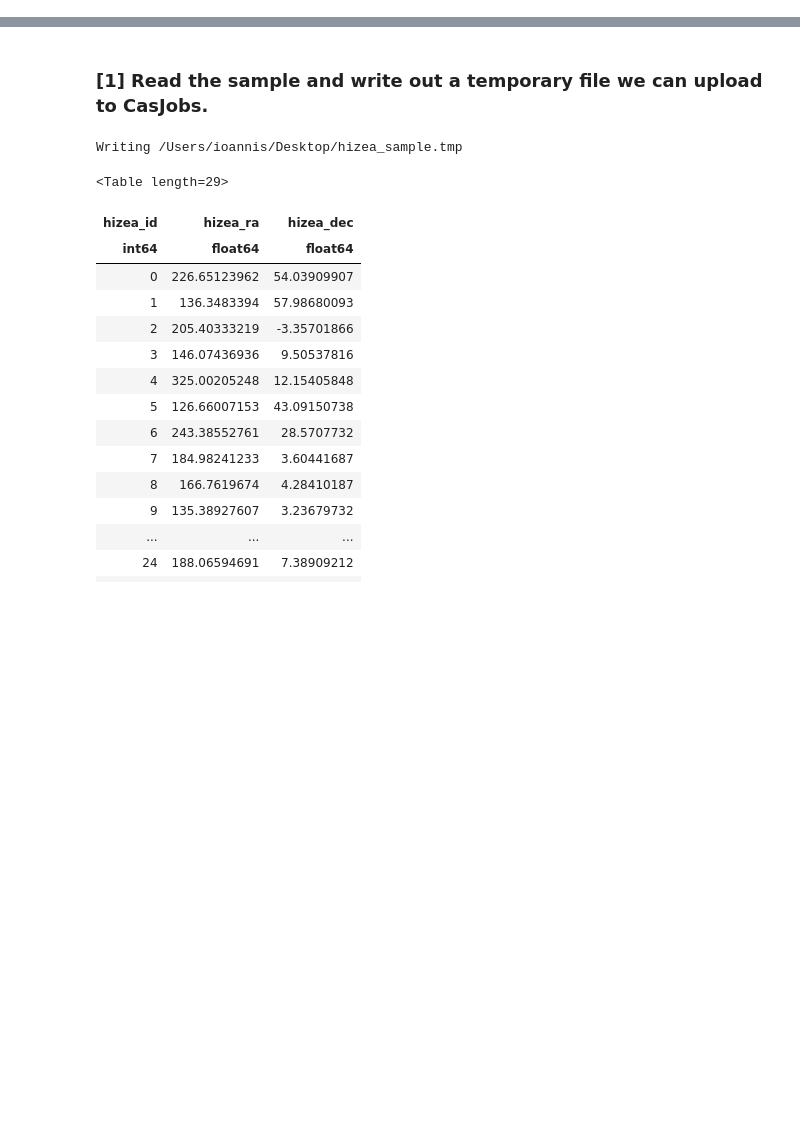
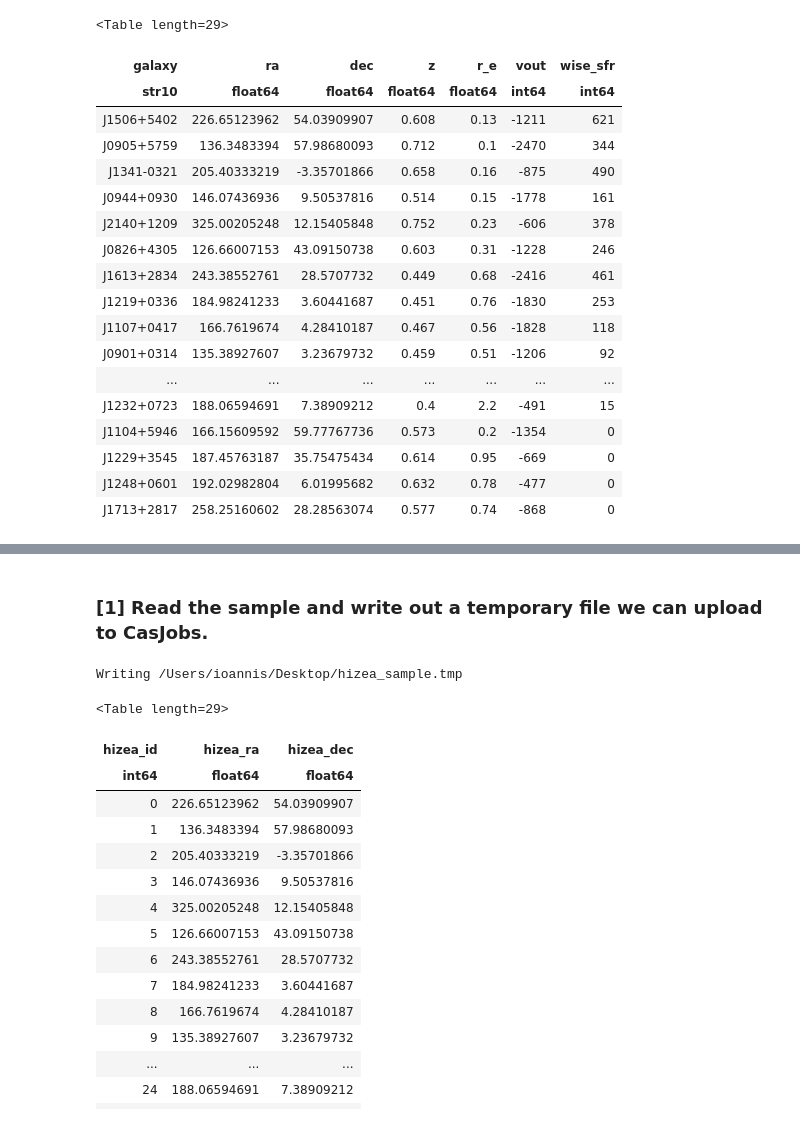
Before and after one commit to moustakas/hizea, a Jupyter notebook: doc/nb/hizea-unwise.ipynb, the cells around one changed output, grey strips where cells are left out. Saved outputs shown, nothing was run; the diff lists cells and outputs as text; code cells hidden in the pictures; blank space fills up the shorter version.

```diff
--- a/doc/nb/hizea-unwise.ipynb
+++ b/doc/nb/hizea-unwise.ipynb
@@ -16,0 +24,27 @@ from astropy.table import Table
+# %%
+def read_hizea():
+    cat = ascii.read( os.path.join( os.getenv('HIZEA_DIR'), 'etc', 'hst_sample.dat' ) )
+    return cat
+# %%
+hizea = read_hizea()
+hizea
+# %% [output]
+<Table length=29>
+| galaxy | ra | dec | z | r_e | vout | wise_sfr |
+| str10 | float64 | float64 | float64 | float64 | int64 | int64 |
+| J1506+5402 | 226.65123962 | 54.03909907 | 0.608 | 0.13 | -1211 | 621 |
+| J0905+5759 | 136.3483394 | 57.98680093 | 0.712 | 0.1 | -2470 | 344 |
+| J1341-0321 | 205.40333219 | -3.35701866 | 0.658 | 0.16 | -875 | 490 |
+| J0944+0930 | 146.07436936 | 9.50537816 | 0.514 | 0.15 | -1778 | 161 |
+| J2140+1209 | 325.00205248 | 12.15405848 | 0.752 | 0.23 | -606 | 378 |
+| J0826+4305 | 126.66007153 | 43.09150738 | 0.603 | 0.31 | -1228 | 246 |
+| J1613+2834 | 243.38552761 | 28.5707732 | 0.449 | 0.68 | -2416 | 461 |
+| J1219+0336 | 184.98241233 | 3.60441687 | 0.451 | 0.76 | -1830 | 253 |
+| J1107+0417 | 166.7619674 | 4.28410187 | 0.467 | 0.56 | -1828 | 118 |
+| J0901+0314 | 135.38927607 | 3.23679732 | 0.459 | 0.51 | -1206 | 92 |
+| ... | ... | ... | ... | ... | ... | ... |
+| J1232+0723 | 188.06594691 | 7.38909212 | 0.4 | 2.2 | -491 | 15 |
+| J1104+5946 | 166.15609592 | 59.77767736 | 0.573 | 0.2 | -1354 | 0 |
+| J1229+3545 | 187.45763187 | 35.75475434 | 0.614 | 0.95 | -669 | 0 |
+| J1248+0601 | 192.02982804 | 6.01995682 | 0.632 | 0.78 | -477 | 0 |
+| J1713+2817 | 258.25160602 | 28.28563074 | 0.577 | 0.74 | -868 | 0 |
```
Also changed, not shown: parts of 16 cells of this notebook.
